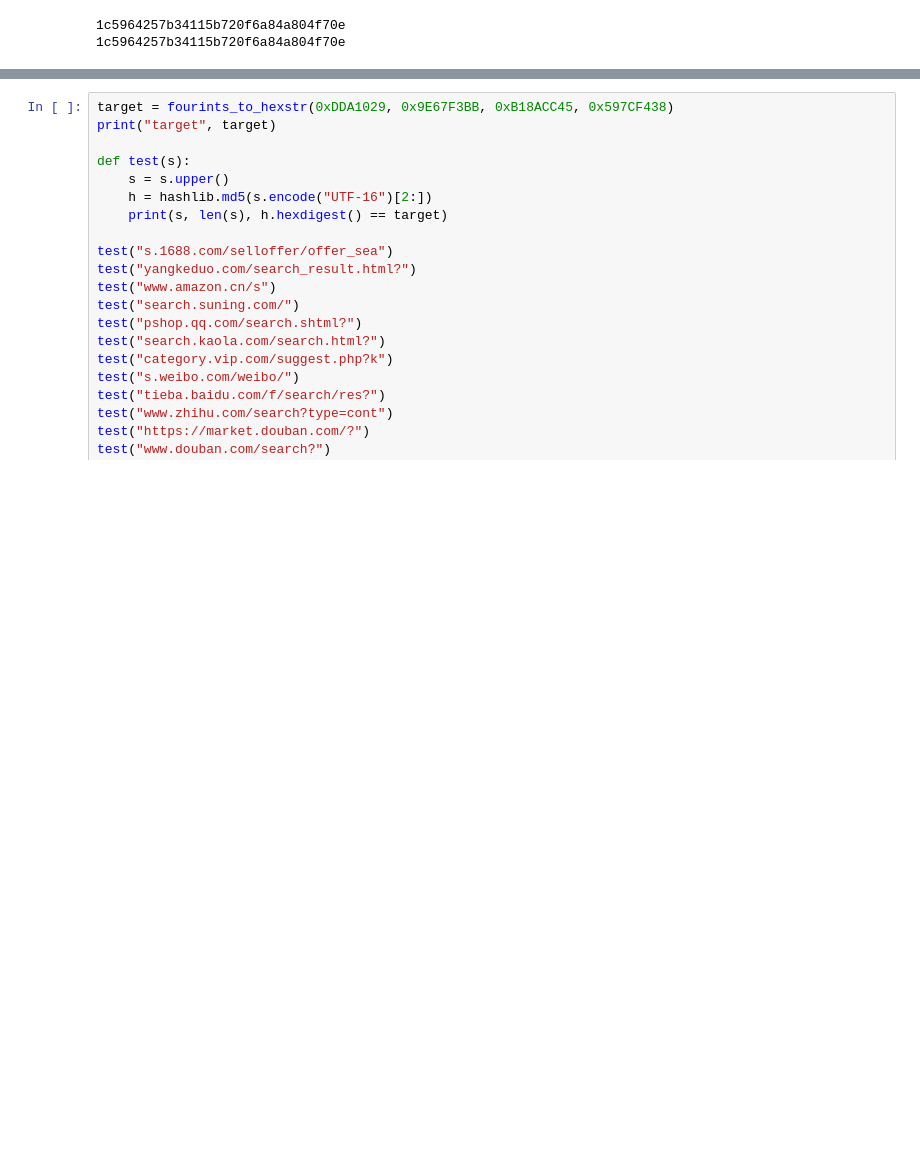
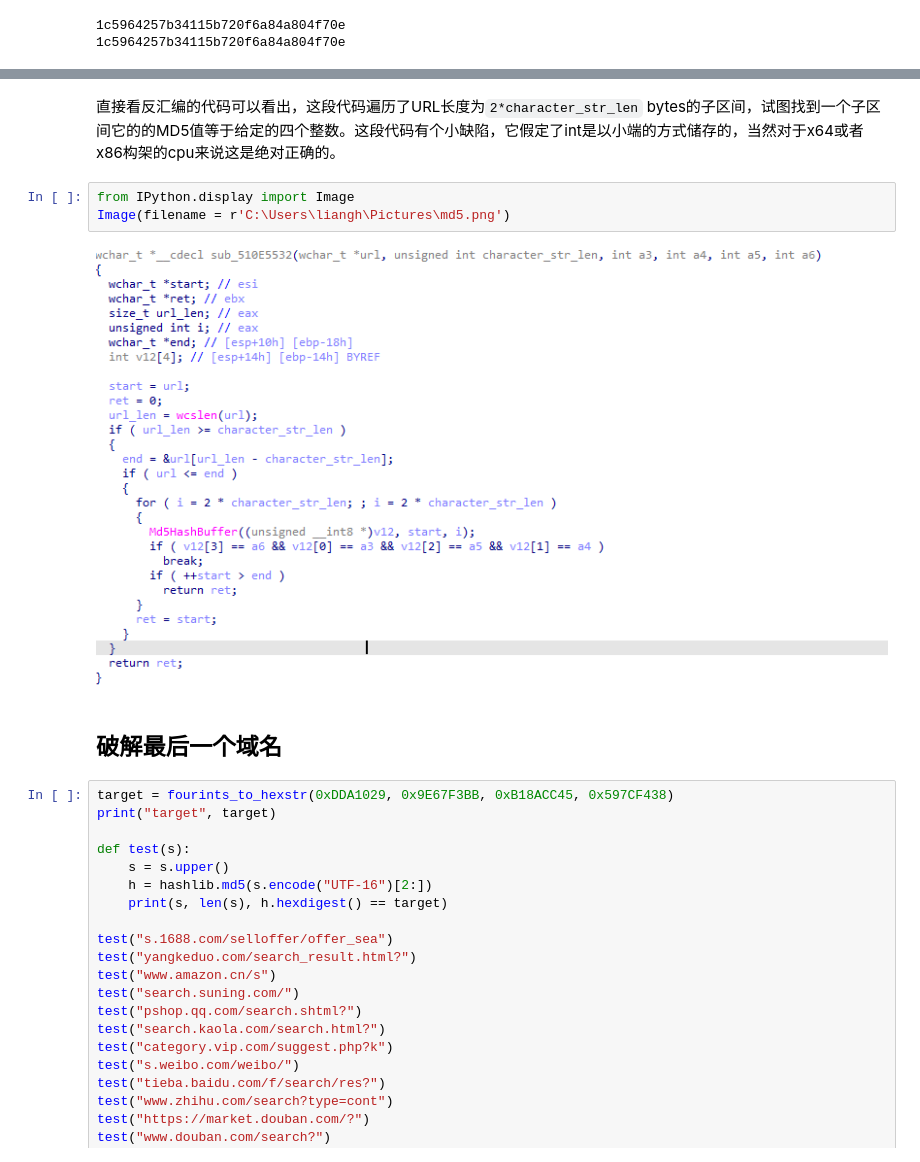
Before and after one commit to lhprojects/blog, a Jupyter notebook: JupyterNotebooks/HumanBurstCrackQQDomain.ipynb, the cells around one changed output, grey strips where cells are left out. Cells and saved outputs as stored; diff of their text form; blank space fills up the shorter version.

```diff
--- a/JupyterNotebooks/HumanBurstCrackQQDomain.ipynb
+++ b/JupyterNotebooks/HumanBurstCrackQQDomain.ipynb
@@ -76,3 +83,12 @@ print(h.hexdigest())
+# %% [markdown]
+直接看反汇编的代码可以看出，这段代码遍历了URL长度为`2*character_str_len` bytes的子区间，试图找到一个子区间它的的MD5值等于给定的四个整数。这段代码有个小缺陷，它假定了int是以小端的方式储存的，当然对于x64或者x86构架的cpu来说这是绝对正确的。
+# %%
+from IPython.display import Image
+Image(filename = r'C:\Users\liangh\Pictures\md5.png')
+# %% [output]
+[figure, added]
+# %% [markdown]
+## 破解最后一个域名
 # %%
 target = fourints_to_hexstr(0xDDA1029, 0x9E67F3BB, 0xB18ACC45, 0x597CF438)
 print("target", target)
```
Also changed, not shown: parts of 5 cells of this notebook.
